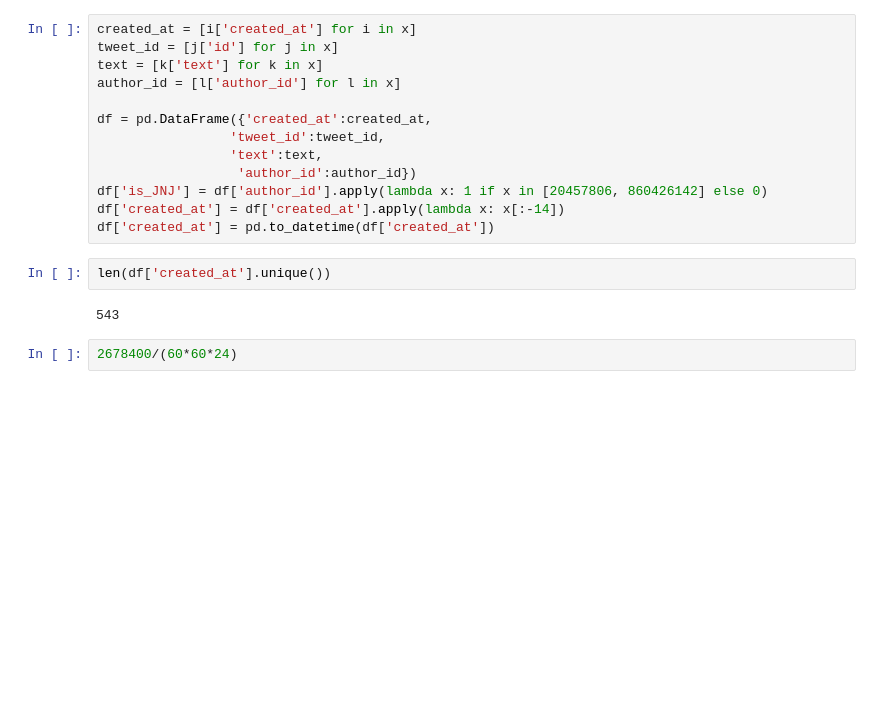
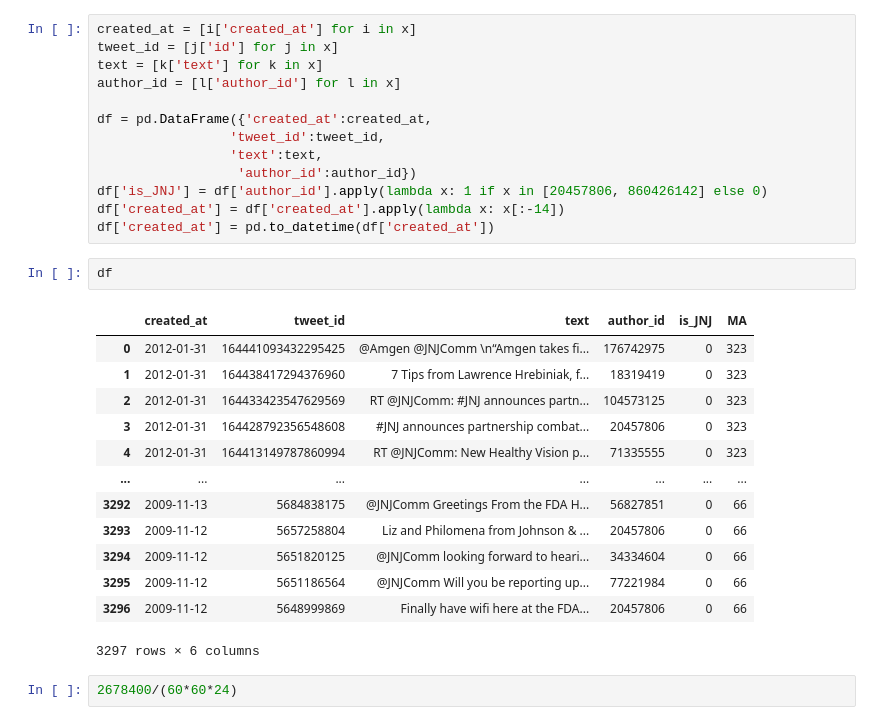
Before and after one commit to HenryDorsey/EaddyProject, a Jupyter notebook: eaddy_io.ipynb, the cells around one changed output. Saved outputs shown, nothing was run; the diff lists cells and outputs as text; blank space fills up the shorter version.

```diff
--- a/eaddy_io.ipynb
+++ b/eaddy_io.ipynb
@@ -759,10 +759,22 @@ df = pd.DataFrame({'created_at':created_at,
 df['is_JNJ'] = df['author_id'].apply(lambda x: 1 if x in [20457806, 860426142] else 0)
 df['created_at'] = df['created_at'].apply(lambda x: x[:-14])
 df['created_at'] = pd.to_datetime(df['created_at'])
-# %%
-len(df['created_at'].unique())
-# %% [output]
-543
+# %%
+df
+# %% [output]
+|  | created_at | tweet_id | text | author_id | is_JNJ | MA |
+| 0 | 2012-01-31 | 164441093432295425 | @Amgen @JNJComm \n“Amgen takes fi... | 176742975 | 0 | 323 |
+| 1 | 2012-01-31 | 164438417294376960 | 7 Tips from Lawrence Hrebiniak, f... | 18319419 | 0 | 323 |
+| 2 | 2012-01-31 | 164433423547629569 | RT @JNJComm: #JNJ announces partn... | 104573125 | 0 | 323 |
+| 3 | 2012-01-31 | 164428792356548608 | #JNJ announces partnership combat... | 20457806 | 0 | 323 |
+| 4 | 2012-01-31 | 164413149787860994 | RT @JNJComm: New Healthy Vision p... | 71335555 | 0 | 323 |
+| ... | ... | ... | ... | ... | ... | ... |
+| 3292 | 2009-11-13 | 5684838175 | @JNJComm Greetings From the FDA H... | 56827851 | 0 | 66 |
+| 3293 | 2009-11-12 | 5657258804 | Liz and Philomena from Johnson & ... | 20457806 | 0 | 66 |
+| 3294 | 2009-11-12 | 5651820125 | @JNJComm looking forward to heari... | 34334604 | 0 | 66 |
+| 3295 | 2009-11-12 | 5651186564 | @JNJComm Will you be reporting up... | 77221984 | 0 | 66 |
+| 3296 | 2009-11-12 | 5648999869 | Finally have wifi here at the FDA... | 20457806 | 0 | 66 |
+3297 rows × 6 columns
 # %%
 2678400/(60*60*24)
 # %% [output]
```
Also changed, not shown: parts of 22 cells of this notebook, 1 other file.
